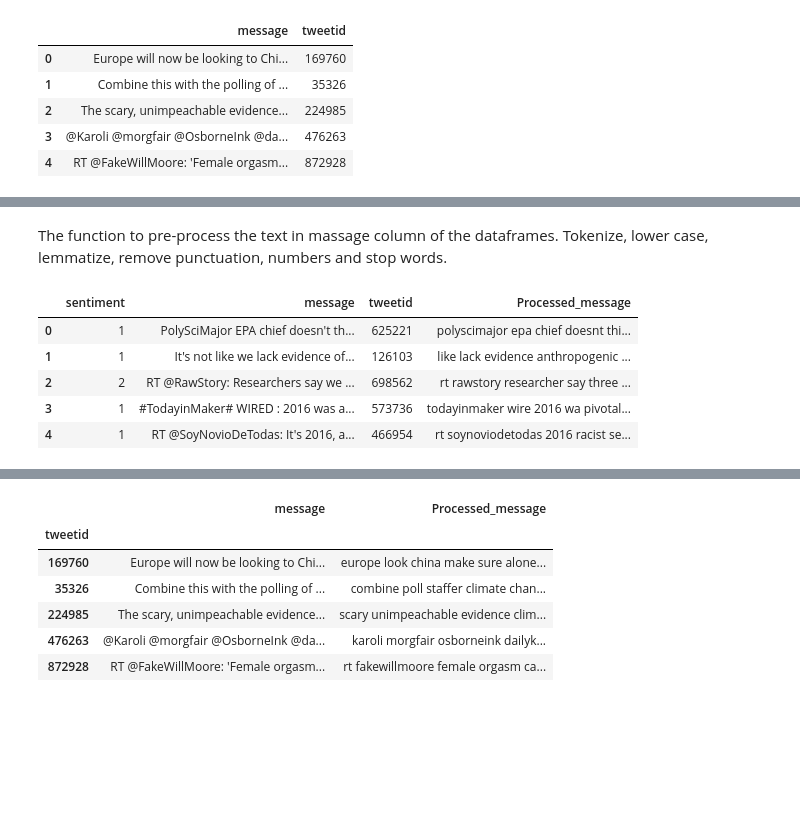
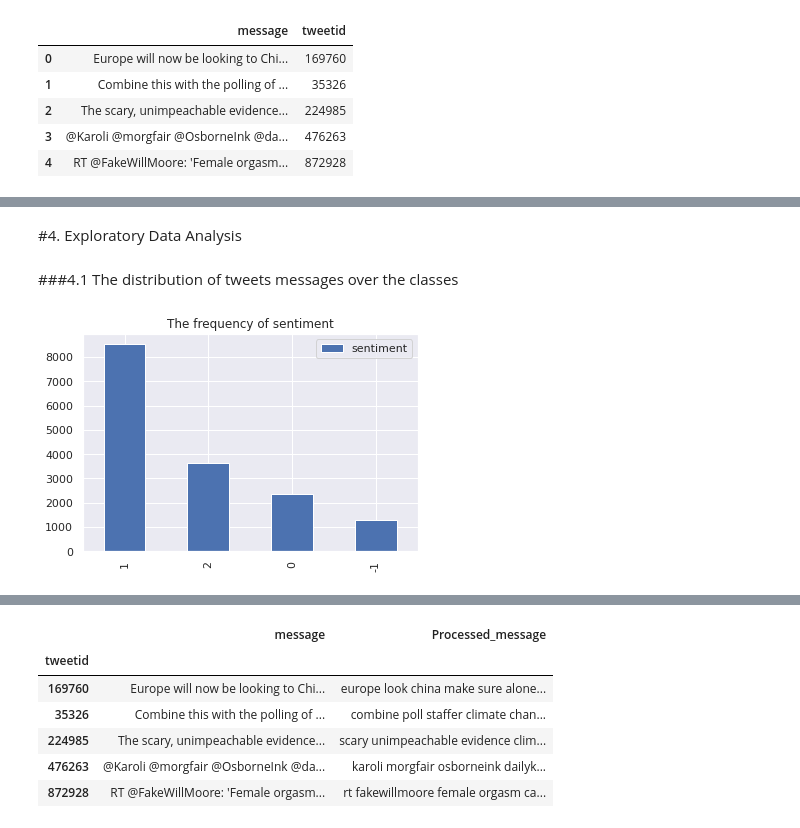
Before and after one commit to Yaya-T/Classic8, a Jupyter notebook: Classification.ipynb, the cells around one changed output, grey strips where cells are left out. Cells and saved outputs as stored; diff of their text form; code cells hidden in the pictures; blank space fills up the shorter version.

```diff
--- a/Classification.ipynb
+++ b/Classification.ipynb
@@ -78,4 +69,3 @@ In this section of the nootebook we will explore the data given and visualize it
 # %%
-df = pd.read_csv('train.csv')
+train = pd.read_csv('train.csv')
 test = pd.read_csv('test.csv')
-sample = pd.read_csv('sample_submission.csv')
@@ -248,2 +89,0 @@ print(len(blanks), 'blanks: ', blanks)
-# %% [markdown]
-The function to pre-process the text in massage column of the dataframes. Tokenize, lower case, lemmatize, remove punctuation, numbers and stop words.
@@ -267,9 +90,11 @@ test['Processed_message'] = test.message.apply(lambda x: clean_text(x))
-# %%
-df.head()
-# %% [output]
-|  | sentiment | message | tweetid | Processed_message |
-| 0 | 1 | PolySciMajor EPA chief doesn't th... | 625221 | polyscimajor epa chief doesnt thi... |
-| 1 | 1 | It's not like we lack evidence of... | 126103 | like lack evidence anthropogenic ... |
-| 2 | 2 | RT @RawStory: Researchers say we ... | 698562 | rt rawstory researcher say three ... |
-| 3 | 1 | #TodayinMaker# WIRED : 2016 was a... | 573736 | todayinmaker wire 2016 wa pivotal... |
-| 4 | 1 | RT @SoyNovioDeTodas: It's 2016, a... | 466954 | rt soynoviodetodas 2016 racist se... |
+# %% [markdown]
+#4. Exploratory Data Analysis
+# %% [markdown]
+###4.1 The distribution of tweets messages over the classes
+# %%
+train['sentiment'].value_counts().plot(kind ='bar')
+plt.title ('The frequency of sentiment')
+plt.legend()
+plt.show()
+# %% [output]
+[figure, added]
```
Also changed, not shown: parts of 109 cells of this notebook.
